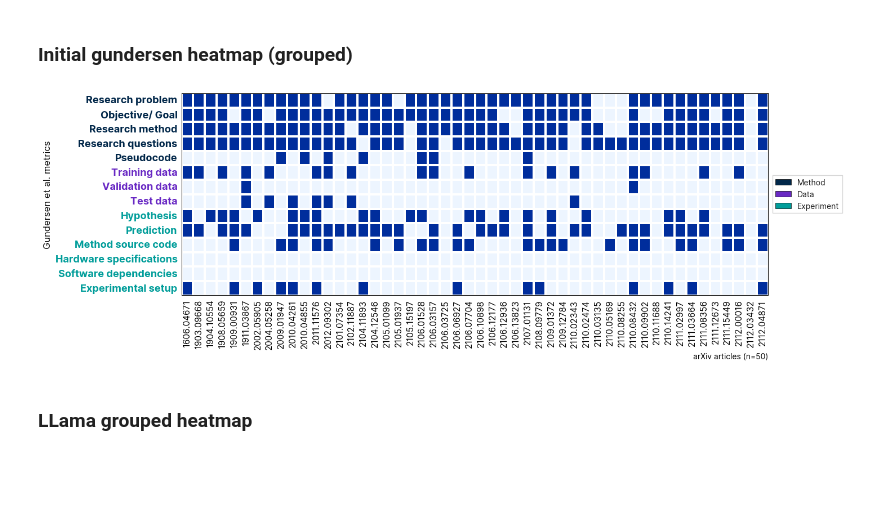
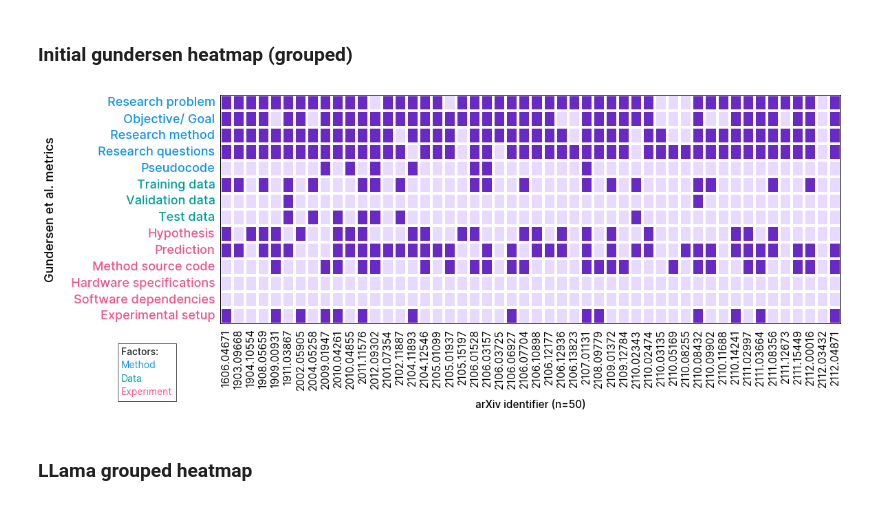
Before and after one commit to Machine-Learning-Pipelines/reproscreener, a Jupyter notebook: docs/manual_evaluation_explorer.ipynb, the cells around one changed output. Cells and saved outputs as stored; diff of their text form; code cells hidden in the pictures; blank space fills up the shorter version.

Commit message:
Improved legend, axis labels, colors

```diff
--- a/docs/manual_evaluation_explorer.ipynb
+++ b/docs/manual_evaluation_explorer.ipynb
@@ -526,12 +531,12 @@ merged_agreement_results_manual
 # %% [markdown]
 ### Initial gundersen heatmap (grouped)
 # %%
-def plot_heatmap_regex_grouped(metrics_display_map):
-
-    metric_group_colors = {
-    "Method": CATEGORICAL_3_LIGHT_OPTION_5[0],
-    "Data": CATEGORICAL_3_LIGHT_OPTION_5[1],
-    "Experiment": CATEGORICAL_3_LIGHT_OPTION_5[2]
+def plot_heatmap_regex_grouped(metrics_display_map, color_palette=CATEGORICAL_3_LIGHT_OPTION_5, values_cmap=ListedColormap(["#edf5ff", "#002d9c"])):
+    # Group colors from provided palette
+    colors_3group = {
+        "Method": color_palette[0],
+        "Data": color_palette[1],
+        "Experiment": color_palette[2],
     }
 
     df_manuscript_regex_gundersen = pd.read_csv("https://huggingface.co/datasets/adbX/reproscreener_manual_evaluations/resolve/main/repro_eval_tex.csv")
@@ -542,68 +547,73 @@ def plot_heatmap_regex_grouped(metrics_display_map):
 
     available_gundersen_metrics = [m for m in gundersen_metrics if m in df_manuscript_regex_gundersen.columns]
 
-    # Define metric groups for Gundersen metrics
+    # Metric groups for Gundersen metrics
     gundersen_metric_groups = {
         "Method": ["problem", "objective", "research_method", "research_questions", "pseudocode"],
         "Data": ["training_data", "validation_data", "test_data"],
-        "Experiment": ["hypothesis", "prediction", "method_source_code", "hardware_specifications", "software_dependencies", "experiment_setup"]
+        "Experiment": ["hypothesis", "prediction", "method_source_code", "hardware_specifications", "software_dependencies", "experiment_setup"],
     }
 
     # Metrics on rows, papers on columns
     heatmap_df = df_manuscript_regex_gundersen[available_gundersen_metrics].astype(float).T
     heatmap_df.index = [gundersen_metrics_display_map.get(m, m.replace("_", " ").title()) for m in heatmap_df.index]
 
-    # Custom colormap
-    custom_cmap = ListedColormap(["#edf5ff", "#002d9c"])
-    # custom_cmap = ListedColormap(["#d9fbfb", "#004144"])
-
-    fig, ax = plt.subplots(figsize=(14, 5), tight_layout={"pad": 1.5})
+    fig, ax = plt.subplots(figsize=(12, 5), tight_layout={"pad": 1.5})
 
     # Black frame
     ax.axhline(y=0, color="k", linewidth=1.5)
     ax.axvline(x=0, color="k", linewidth=1.5)
     ax.axhline(y=heatmap_df.shape[0], color="k", linewidth=1.5)
     ax.axvline(x=heatmap_df.shape[1], color="k", linewidth=1.5)
 
-    sns.heatmap(heatmap_df, cmap=custom_cmap, cbar=False, linewidths=1.5, ax=ax)
+    sns.heatmap(heatmap_df, cmap=values_cmap, cbar=False, linewidths=1.5, ax=ax)
 
     # Color code the y-axis labels by metric group
     for i, (metric_key, display_name) in enumerate(zip(available_gundersen_metrics, heatmap_df.index)):
-        # Find which group this metric belongs to
         for group_name, group_metrics in gundersen_metric_groups.items():
             if metric_key in group_metrics:
-                color = metric_group_colors[group_name]
-                ax.get_yticklabels()[i].set_color(color)
-                ax.get_yticklabels()[i].set_weight('bold')
+                ax.get_yticklabels()[i].set_color(colors_3group[group_name])
+                # ax.get_yticklabels()[i].set_weight("medium")
                 break
 
-    ax.set_ylabel("Gundersen et al. metrics", fontsize=12)
-    ax.set_xlabel("arXiv articles (n=50)",  rotation=360, loc="right")
+    # Axis label styles aligned with llama version
+    ax.set_ylabel("Gundersen et al. metrics", fontsize=13, fontweight="medium", labelpad=15)
+    ax.set_xlabel("arXiv identifier (n=50)", fontsize=11, fontweight="medium", rotation=360, loc="center", labelpad=10)
 
-    # Add legend for metric groups
-    legend_elements = [Patch(facecolor=metric_group_colors[group],
-                           label=group, edgecolor='black', linewidth=0.5)
-                      for group in gundersen_metric_groups.keys()]
-    ax.legend(handles=legend_elements, loc='center left',  bbox_to_anchor=(1, 0.5),
-              frameon=True, fancybox=False, shadow=False, ncol=1)
-
-    plt.subplots_adjust(top=0.95, left=0.15, right=0.85)
-    plt.tight_layout()
-    plt.tick_params(axis='both', size=0, pad=5)
+    # Style to match llama: hide spines and adjust ticks
+    ax.spines[["top", "right", "bottom", "left"]].set_visible(False)
+    ax.tick_params(axis="both", size=0, pad=5)
 
     for tick in ax.get_xticklabels():
         tick.set_fontsize(11)
     for tick in ax.get_yticklabels():
         tick.set_fontsize(13)
 
+    legend_string = "<Factors: >" + " ".join([f"\n<{group}>" for group in gundersen_metric_groups.keys()])
+    fig_text(
+        x=.11,
+        y=0.225,
+        s= legend_string,
+        highlight_textprops=[{"fontweight":"medium"}]
+            + [{"color": colors_3group[g], "fontweight": "normal"} for g in gundersen_metric_groups.keys()],
+        annotationbbox_kw={'frameon': True, 'pad': .4,
+                           'bboxprops': {'linewidth': .5}},
+    )
+
+    plt.subplots_adjust(top=0.95, left=0.15, right=0.85)
+
     plt.savefig(current_figures_dir + "hm_manuscript_regex_grouped.png", dpi=1280, bbox_inches="tight")
     plt.savefig(thesis_figures_dir + "hm_manuscript_regex_grouped.png", dpi=1280, bbox_inches="tight")
     plt.savefig(presentation_figures_dir + "hm_manuscript_regex_grouped.png", dpi=1280, bbox_inches="tight")
 
     plt.show()
-plot_heatmap_regex_grouped(gundersen_metrics_display_map)
+plot_heatmap_regex_grouped(
+    gundersen_metrics_display_map,
+    color_palette=["#1192e8", "#009d9a", "#ee538b"],  # or any 3-color palette [m, d, e]
+    values_cmap=ListedColormap(["#e8daff", "#6929c4"])  # for a purple theme
+)
 # %% [output]
-[figure, old version]
+[figure, new version]
 # %% [markdown]
 ### LLama grouped heatmap
 # %%
```
Also changed, not shown: parts of 2 cells of this notebook, 2 other files.
